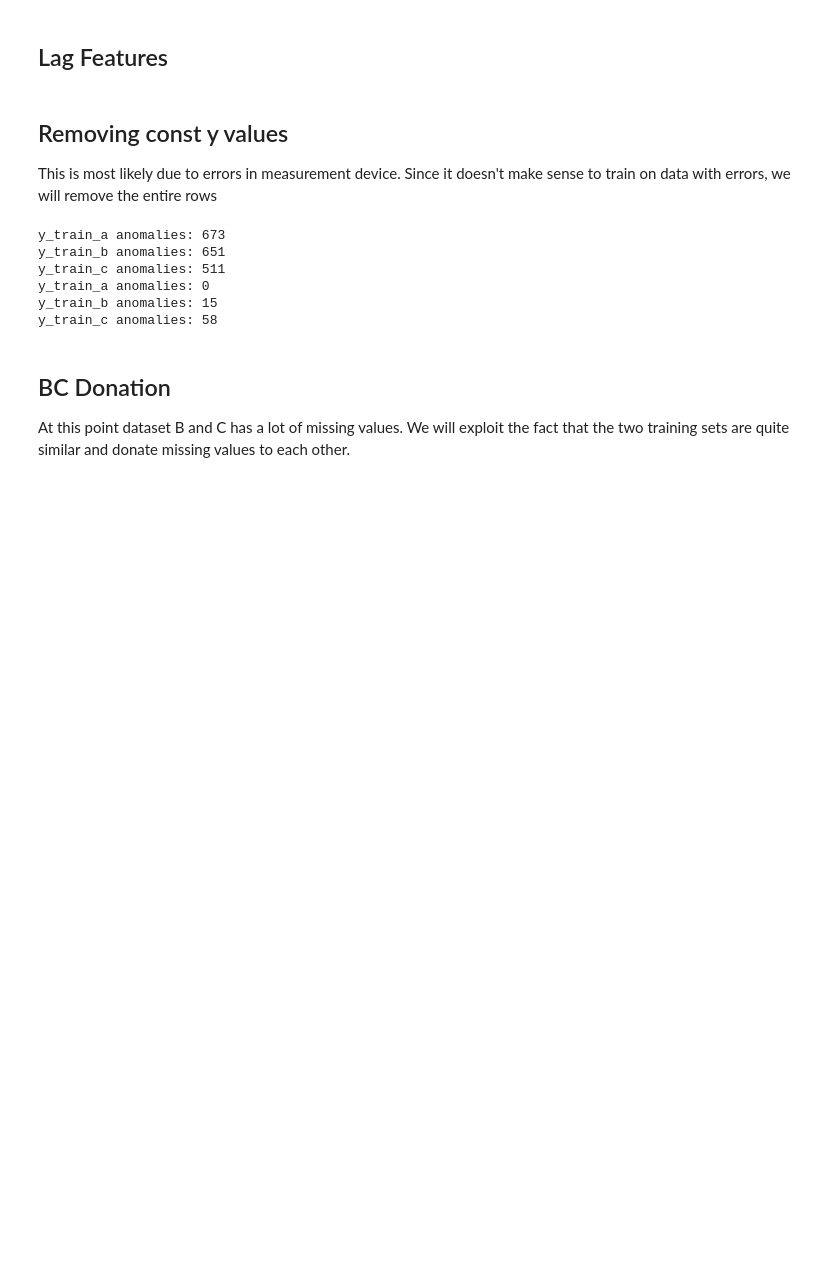
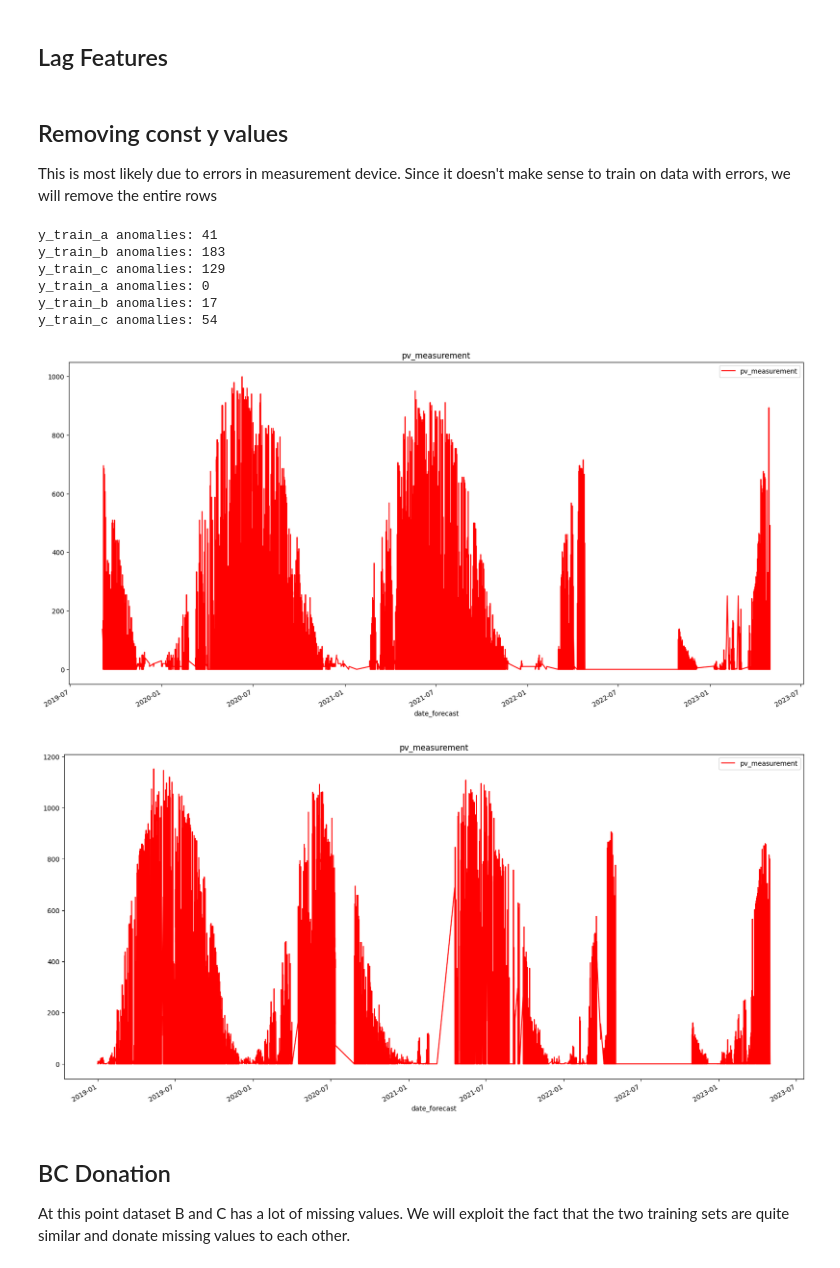
Before and after one commit to nasols/TDT4174-Machine-Learning, a Jupyter notebook: data_preparation.ipynb, the cells around one changed output. Cells and saved outputs as stored; diff of their text form; code cells hidden in the pictures; blank space fills up the shorter version.

```diff
--- a/data_preparation.ipynb
+++ b/data_preparation.ipynb
@@ -218,18 +218,24 @@ dates_C = dm.data_C["date_forecast"]
 ## Removing const y values
 This is most likely due to errors in measurement device. Since it doesn't make sense to train on data with errors, we will remove the entire rows
 # %%
-dm.remove_constant_periods(12)
+dm.remove_constant_periods(20)
 # dm.remove_constant_periods(30) # HR FREQUENCY
 # dm.remove_constant_periods(200) # 15 MIN FREQUENCY
 
 dm.remove_constant_periods(3, [0]) # Keep this
 # %% [output]
-y_train_a anomalies: 673
-y_train_b anomalies: 651
-y_train_c anomalies: 511
+y_train_a anomalies: 41
+y_train_b anomalies: 183
+y_train_c anomalies: 129
 y_train_a anomalies: 0
-y_train_b anomalies: 15
-y_train_c anomalies: 58
+y_train_b anomalies: 17
+y_train_c anomalies: 54
+# %%
+dm.plot_feature(dm.data_C, "pv_measurement")
+dm.plot_feature(dm.data_B, "pv_measurement")
+# %% [output]
+[figure, added]
+[figure, added]
 # %% [markdown]
 ## BC Donation
 At this point dataset B and C has a lot of missing values. We will exploit the fact that the two training sets are quite similar and donate missing values to each other.
```
Also changed, not shown: parts of 1 cell of this notebook, 10 other files.
